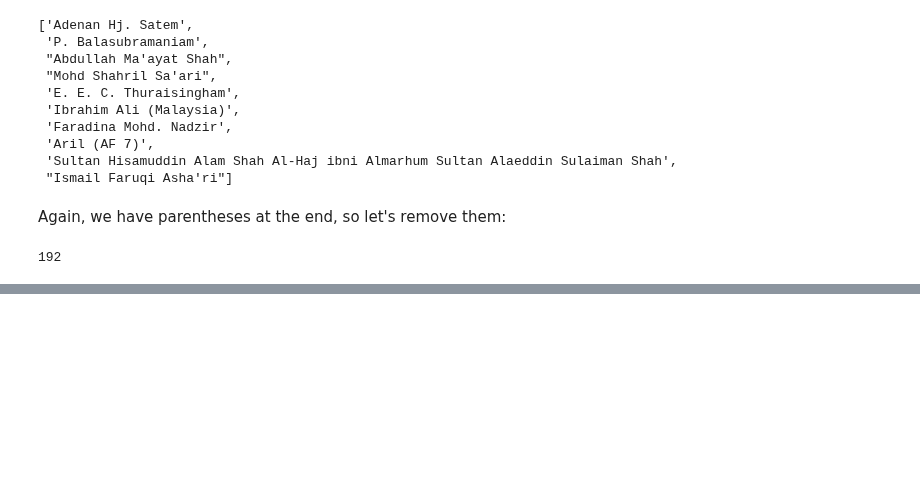
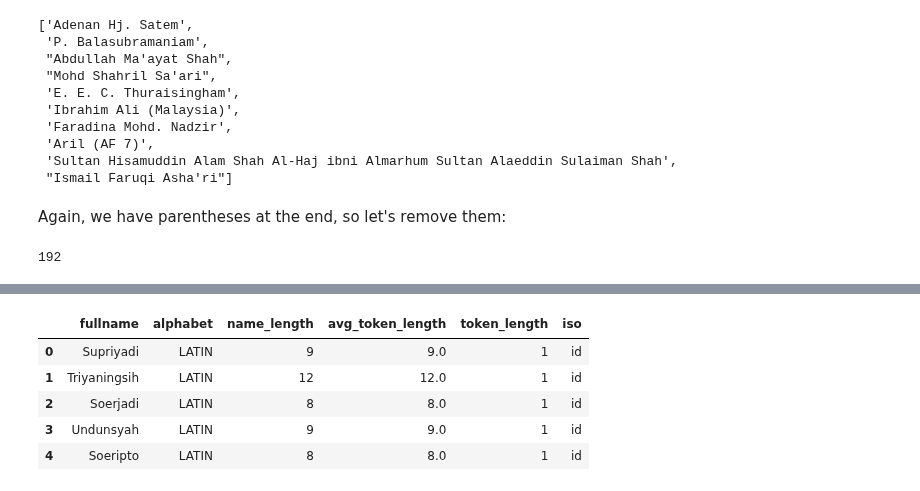
Before and after one commit to Exiger-project/Name_Of_Origin_Project-, a Jupyter notebook: IndoMalayNames.ipynb, the cells around one changed output, grey strips where cells are left out. Cells and saved outputs as stored; diff of their text form; code cells hidden in the pictures; blank space fills up the shorter version.

```diff
--- a/IndoMalayNames.ipynb
+++ b/IndoMalayNames.ipynb
@@ -276,0 +333,5 @@ print(len(non_alnum_names_malay))
+# %%
+# 1. alphabet
+df_indo['alphabet'] = df_indo['fullname'].apply(lambda name: unicodedata.name(name[0]).split(' ')[0])
+print(df_indo['alphabet'].unique())
+df_indo.head()
@@ -276,0 +346,11 @@ print(len(non_alnum_names_malay))
+# %%
+# 6. name_length
+df_indo['name_length'] = df_indo['fullname'].apply(len)
+df_indo.head()
+# %% [output]
+|  | fullname | alphabet | name_length | avg_token_length | token_length | iso |
+| 0 | Supriyadi | LATIN | 9 | 9.0 | 1 | id |
+| 1 | Triyaningsih | LATIN | 12 | 12.0 | 1 | id |
+| 2 | Soerjadi | LATIN | 8 | 8.0 | 1 | id |
+| 3 | Undunsyah | LATIN | 9 | 9.0 | 1 | id |
+| 4 | Soeripto | LATIN | 8 | 8.0 | 1 | id |
```
Also changed, not shown: parts of 21 cells of this notebook.
